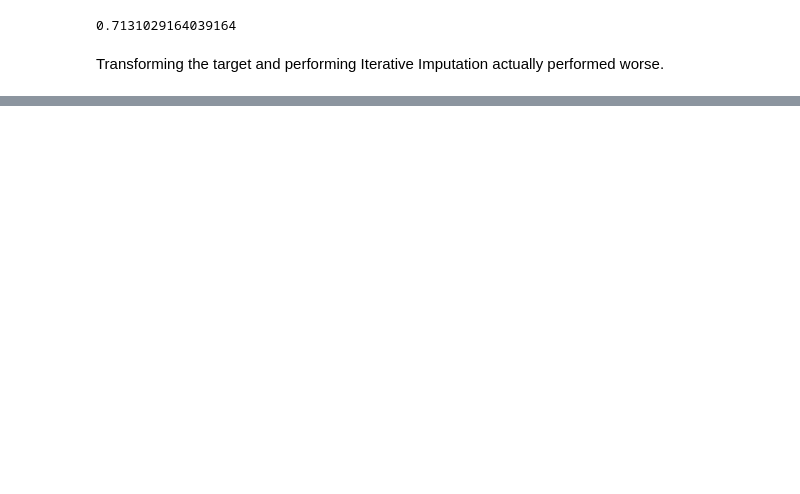
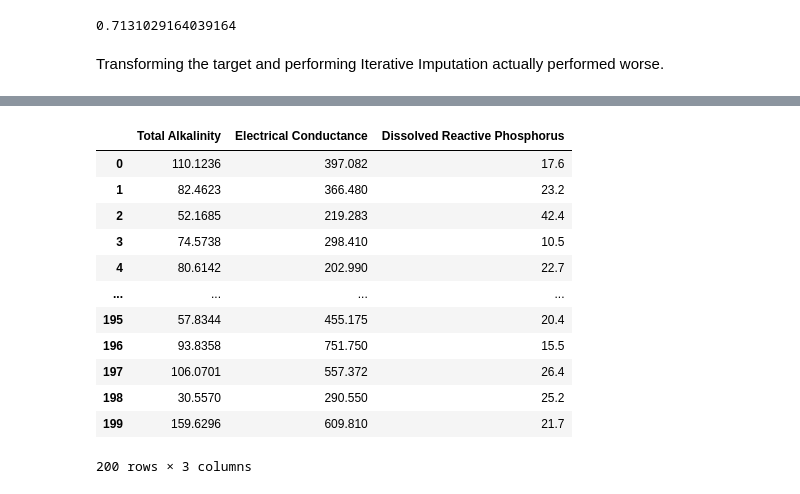
Before and after one commit to rohan-projects01/EY-AI-And-Data-Challenge, a Jupyter notebook: models/super_learner.ipynb, the cells around one changed output, grey strips where cells are left out. Cells and saved outputs as stored; diff of their text form; code cells hidden in the pictures; blank space fills up the shorter version.

```diff
--- a/models/super_learner.ipynb
+++ b/models/super_learner.ipynb
@@ -181,0 +222,20 @@ Transforming the target and performing Iterative Imputation actually performed w
+# %%
+vals = model.predict(test_df)
+val_df = pd.DataFrame(vals)
+val_df.columns = ['Total Alkalinity', 'Electrical Conductance', 'Dissolved Reactive Phosphorus']
+
+val_df
+# %% [output]
+|  | Total Alkalinity | Electrical Conductance | Dissolved Reactive Phosphorus |
+| 0 | 110.1236 | 397.082 | 17.6 |
+| 1 | 82.4623 | 366.480 | 23.2 |
+| 2 | 52.1685 | 219.283 | 42.4 |
+| 3 | 74.5738 | 298.410 | 10.5 |
+| 4 | 80.6142 | 202.990 | 22.7 |
+| ... | ... | ... | ... |
+| 195 | 57.8344 | 455.175 | 20.4 |
+| 196 | 93.8358 | 751.750 | 15.5 |
+| 197 | 106.0701 | 557.372 | 26.4 |
+| 198 | 30.5570 | 290.550 | 25.2 |
+| 199 | 159.6296 | 609.810 | 21.7 |
+200 rows × 3 columns
```
Also changed, not shown: parts of 4 cells of this notebook, 1 other file.
